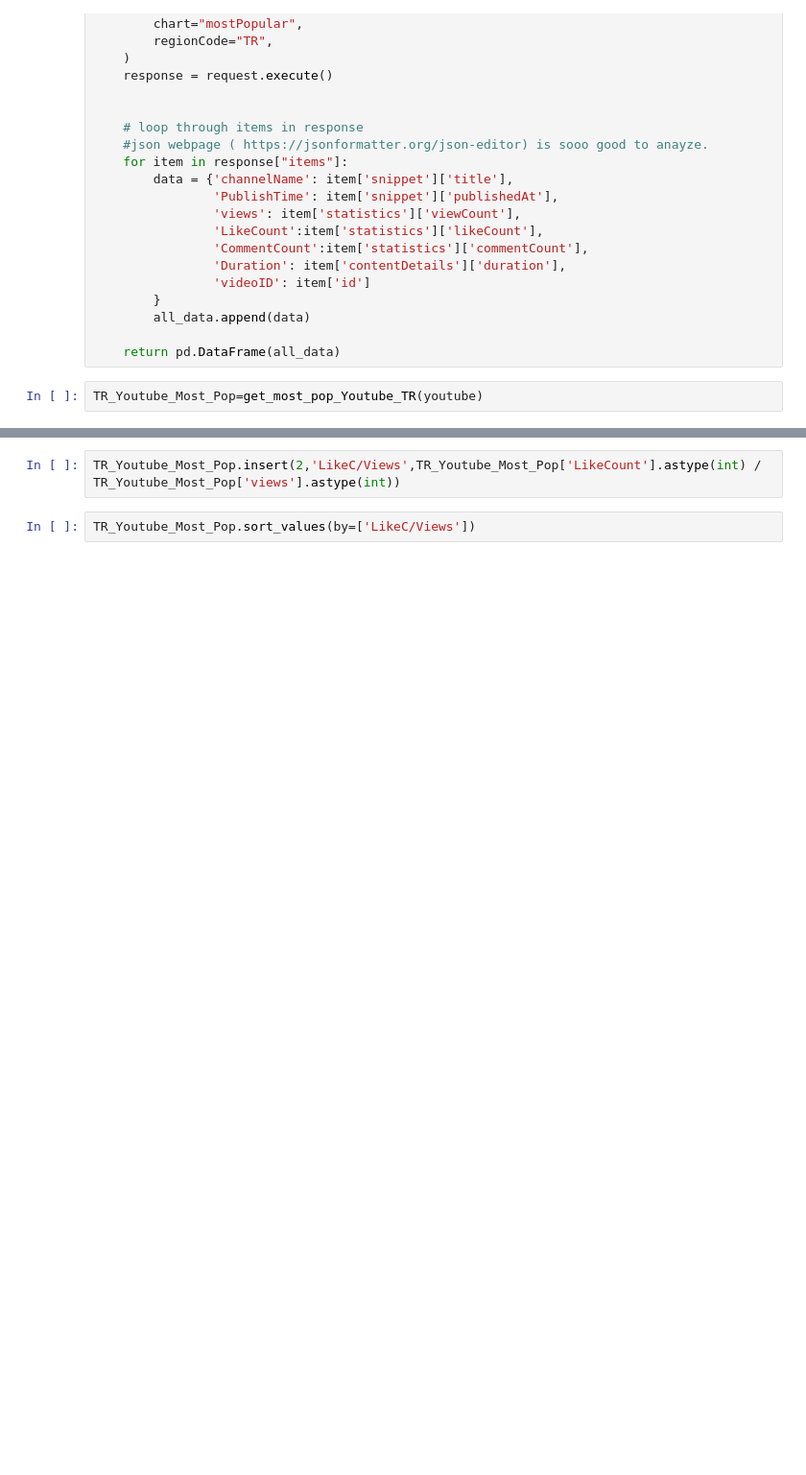
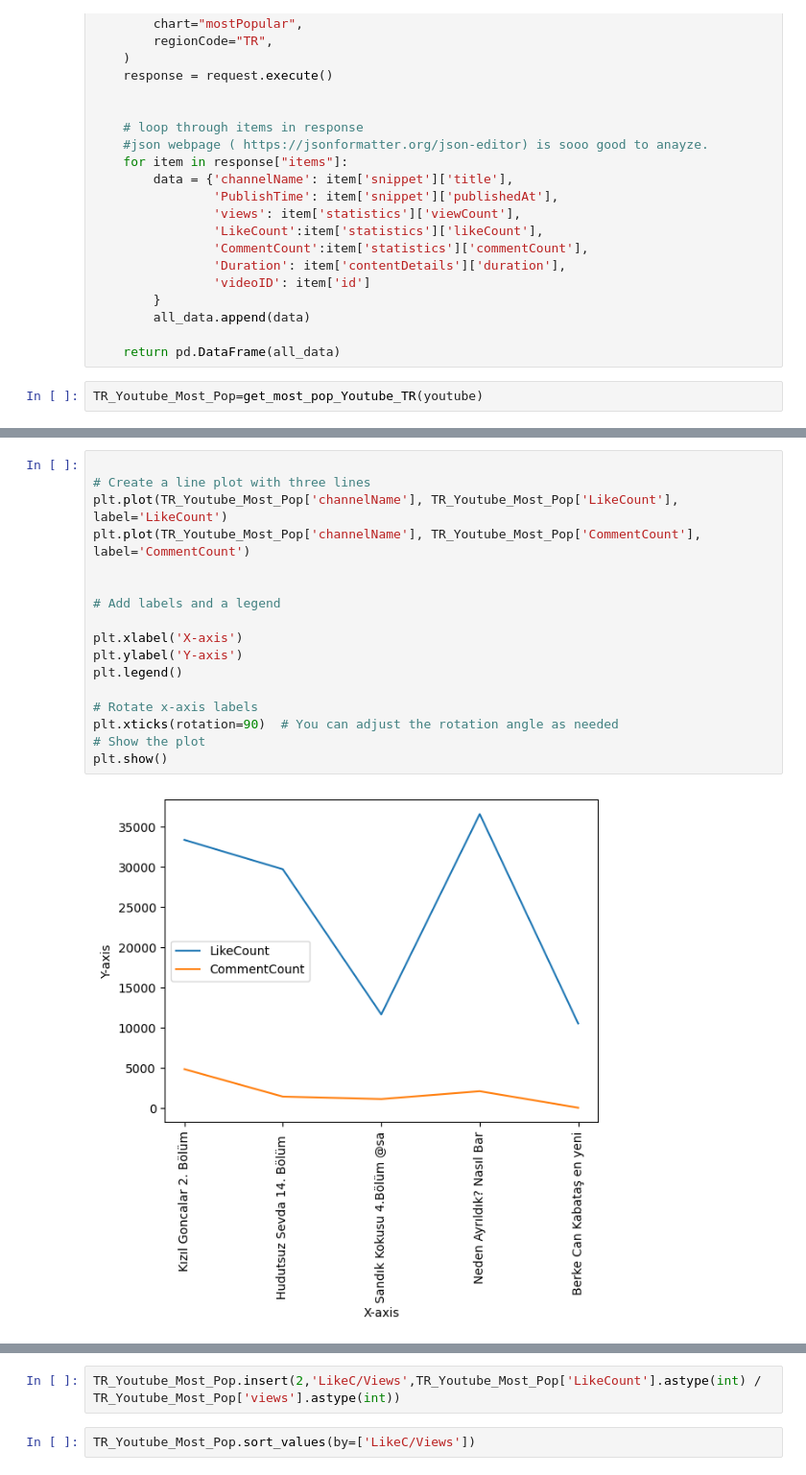
Before and after one commit to nurfkutlu/Youtube_API_Project, a Jupyter notebook: Youtube_Most_Popular.ipynb, the cells around one changed output, grey strips where cells are left out. Shown at 96% size. Saved outputs shown, nothing was run; the diff lists cells and outputs as text; blank space fills up the shorter version.

```diff
--- a/Youtube_Most_Popular.ipynb
+++ b/Youtube_Most_Popular.ipynb
@@ -87,0 +149,19 @@ TR_Youtube_Most_Pop.head()
+# %%
+
+# Create a line plot with three lines
+plt.plot(TR_Youtube_Most_Pop['channelName'], TR_Youtube_Most_Pop['LikeCount'], label='LikeCount')
+plt.plot(TR_Youtube_Most_Pop['channelName'], TR_Youtube_Most_Pop['CommentCount'], label='CommentCount')
+
+
+# Add labels and a legend
+
+plt.xlabel('X-axis')
+plt.ylabel('Y-axis')
+plt.legend()
+
+# Rotate x-axis labels
+plt.xticks(rotation=90)  # You can adjust the rotation angle as needed
+# Show the plot
+plt.show()
+# %% [output]
+[figure, added]
```
Also changed, not shown: parts of 32 cells of this notebook.
